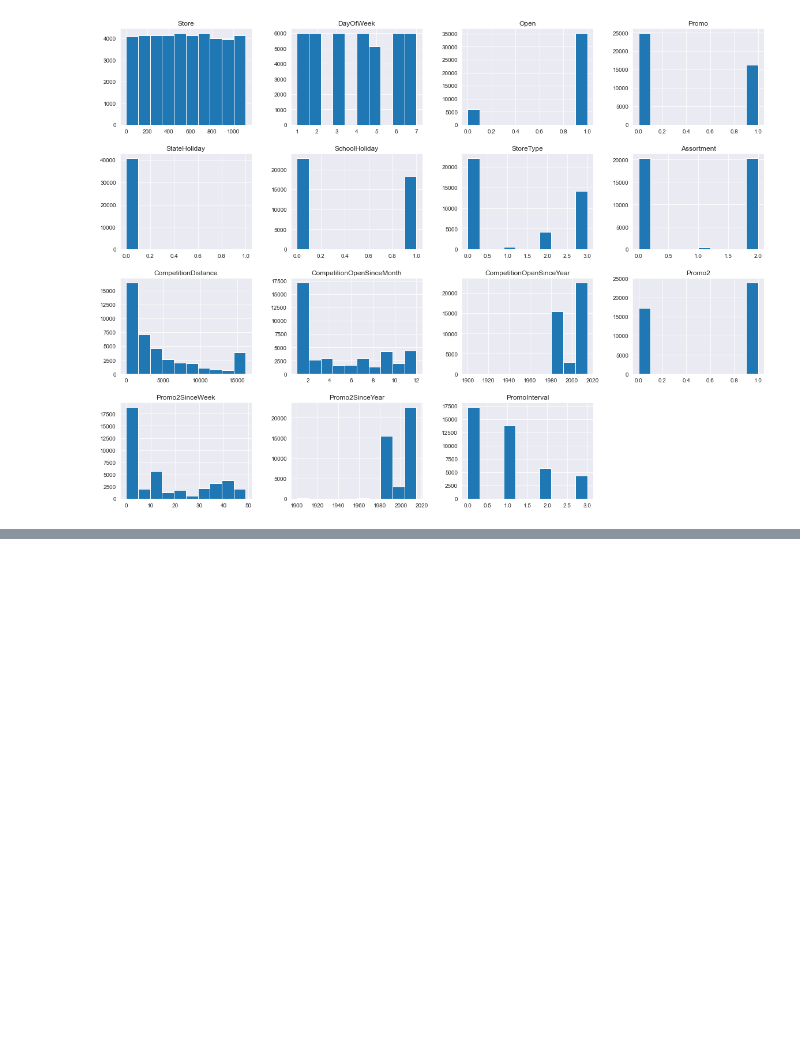
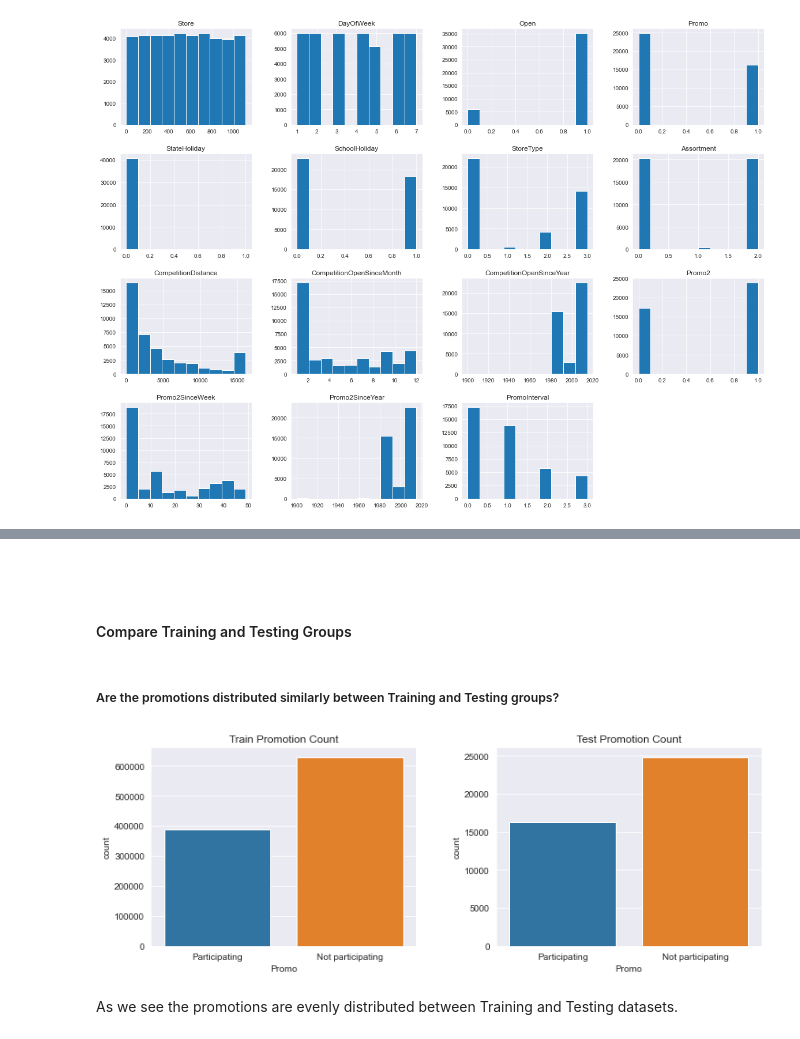
Before and after one commit to bkget/Pharmaceutical-Sales-Prediction, a Jupyter notebook: notebooks/2.EDA.ipynb, the cells around one changed output, grey strips where cells are left out. Drawn from its saved outputs; the diff is of its cells as text; code cells hidden in the pictures; blank space fills up the shorter version.

Commit message:
Check the distribution of training & testing data

```diff
--- a/notebooks/2.EDA.ipynb
+++ b/notebooks/2.EDA.ipynb
@@ -258,0 +263,26 @@ array([[<AxesSubplot:title={'center':'Store'}>,
+# %% [markdown]
+#
+# %% [markdown]
+#### Compare Training and Testing Groups
+# %% [markdown]
+##### Are the promotions distributed similarly between Training and Testing groups?
+# %%
+train_data = train_df.copy()
+test_data = test_df.copy()
+
+def compare_test_train(train_data, test_data, feature, title):
+    fig, ax = plt.subplots(1, 2, sharex=True, figsize=(12, 4))
+    ax[0].set_title("Train " + title)
+    sns.countplot(x=feature, data=train_data, ax=ax[0])
+    ax[1].set_title("Test " + title)
+    sns.countplot(x=feature, data=test_data, ax=ax[1])
+    fig.subplots_adjust(wspace=0.3)
+    # fig.show()
+# %%
+train_data["Promo"] = train_data["Promo"].apply(lambda x: promo[x])
+test_data["Promo"] = test_data["Promo"].apply(lambda x: promo[x])
+compare_test_train(train_data, test_data, 'Promo', 'Promotion Count')
+# %% [output]
+[figure, added]
+# %% [markdown]
+As we see the promotions are evenly distributed between Training and Testing datasets.
```
Also changed, not shown: parts of 1 cell of this notebook.
